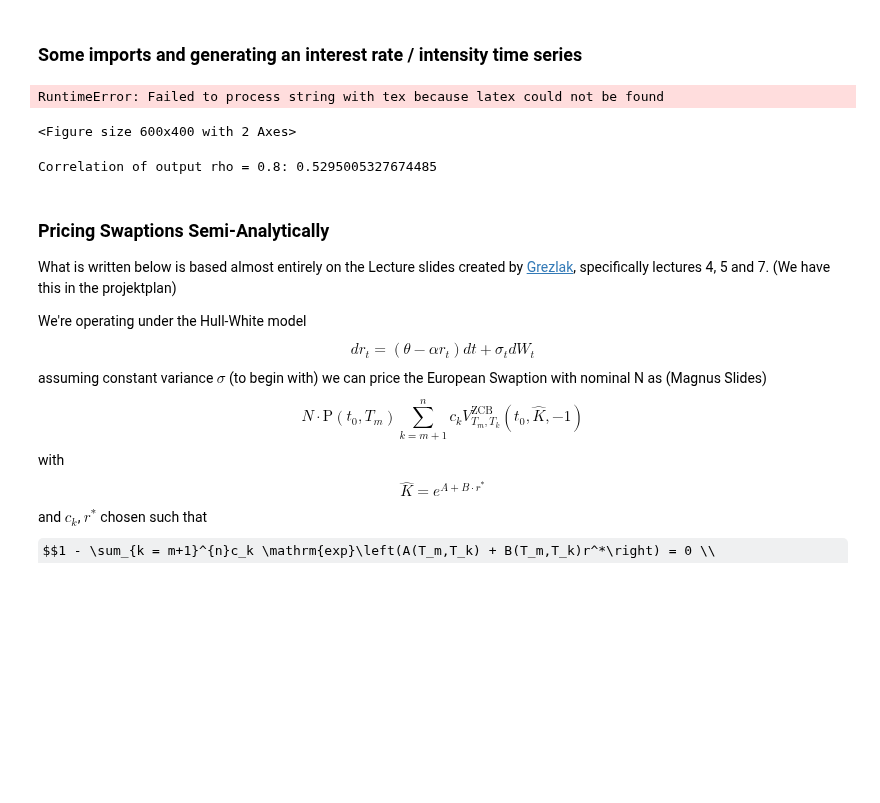
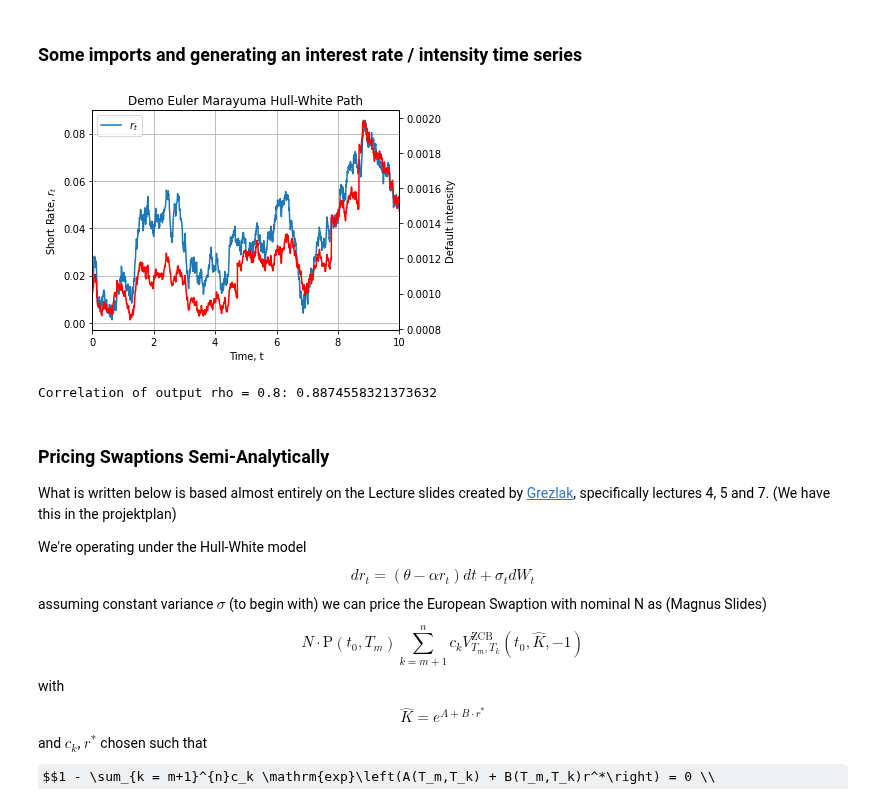
Before and after one commit to spelbella/cva_risk_management_thesis, a Jupyter notebook: pricingCVA.ipynb, the cells around one changed output. Drawn from its saved outputs; the diff is of its cells as text; code cells hidden in the pictures; some formulas as TeX source; blank space fills up the shorter version.

```diff
--- a/pricingCVA.ipynb
+++ b/pricingCVA.ipynb
@@ -7,14 +7,14 @@ import matplotlib.pyplot as plt
 import scipy.integrate as integrate
 from scipy import interpolate
 
-import matplotlib as mpl
-mpl.rcParams.update(mpl.rcParamsDefault)
-
 
 from numpy.random import Generator, PCG64
 import time
-plt.rcParams['text.usetex'] = True
+plt.rcParams['text.usetex'] = False
 import matplotlib.pyplot as plt
+
+from scipy.stats import norm
+from joblib import Parallel, delayed
 # %%
 #%% V_zcb, modified from git
 
@@ -243,17 +243,6 @@ NameError: name 'OptionType' is not defined
 # %% [markdown]
 ### Some imports and generating an interest rate / intensity time series
 # %%
-import numpy as np
-import matplotlib.pyplot as plt
-from numpy.random import Generator, PCG64
-from scipy.stats import norm
-import scipy.optimize as optimize
-import time
-from joblib import Parallel, delayed
-
-plt.rcParams['text.usetex'] = True
-
-
 # Set parameters, for clarity those related to the JCIR model will be preceded by a J and those related to the Hull white by an H
 t0 = 0
 T = 10
@@ -315,36 +304,35 @@ for i in np.arange(1,len(t_s)):
     app = (4*kappa*mu - v**2)*Y_s[i-1]**(-3)/4
     b = (1/2)*v
     Y_s[i] = Y_s[i-1] + a*dt + b*dZ + (1/2)*(a*ap - (1/2)*app*b**2)*dt**2 + (1/2)*(ap*b)*dZ*dt
     lambdas[i] = Y_s[i]**2
 
     if not not jumps:
         if t_s[i] == jumps[0][0]:
             lambdas[i] = lambdas[i] + jumps[0][1]
             Y_s[i] = np.sqrt(lambdas[i])
             jumps.pop(0)
 
     # Emergency negative catch
     if Y_s[i] < 0:
         Y_s[i] = 0
 
 
 fig1, ax1 = plt.subplots(figsize = (6,4), tight_layout = True)
 ax1.plot(t_s,r,label = r"$r_t$")
 ax2 = ax1.twinx()
 ax2.plot(t_s, lambdas, label = r"$\lambda_t$", color = "red")
 ax2.set_ylabel("Default intensity")
 ax1.set_title("Demo Euler Marayuma Hull-White Path")
 ax1.set_xlabel("Time, t")
 ax1.set_ylabel(r"Short Rate, $r_t$")
 ax1.set_xlim((t0,T))
 ax1.grid(True)
 ax1.legend()
 plt.show()
 print(r"Correlation of output rho = %s" %(rho1) + ": %s " %(np.corrcoef((lambdas,r))[0][1]))
 # %% [output]
+[figure, added]
-RuntimeError: Failed to process string with tex because latex could not be found
+Correlation of output rho = 0.8: 0.8874558321373632
-<Figure size 600x400 with 2 Axes>
-Correlation of output rho = 0.8: 0.5295005327674485
 # %% [markdown]
 ### Pricing Swaptions Semi-Analytically
 What is written below is based almost entirely on the Lecture slides created by [Grezlak](https://github.com/LechGrzelak/FinancialEngineering_IR_xVA/tree/main), specifically lectures 4, 5 and 7. (We have this in the projektplan)
```
Also changed, not shown: parts of 3 cells of this notebook, 1 other file.
